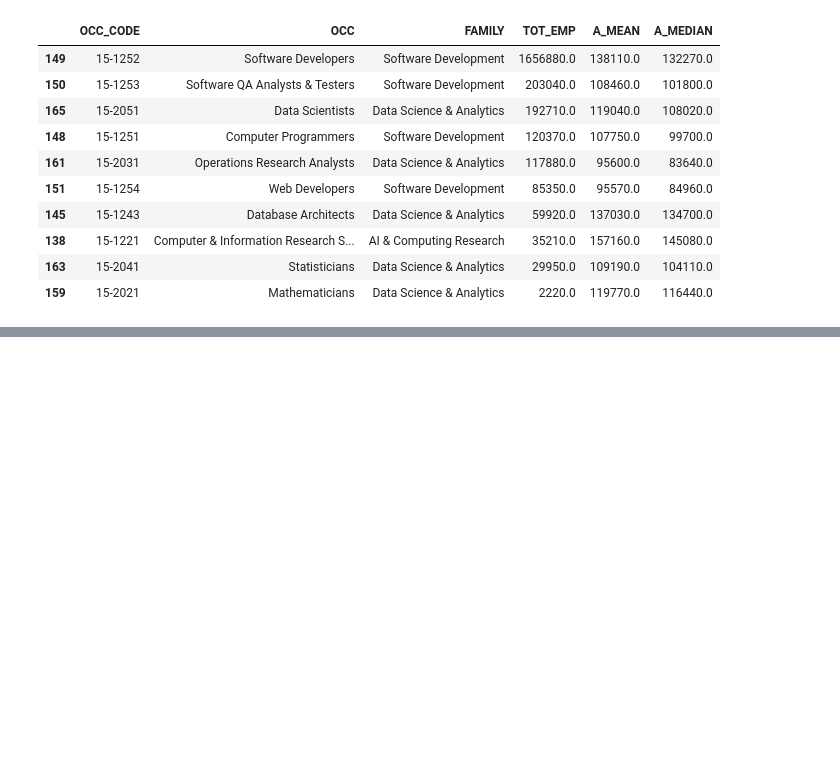
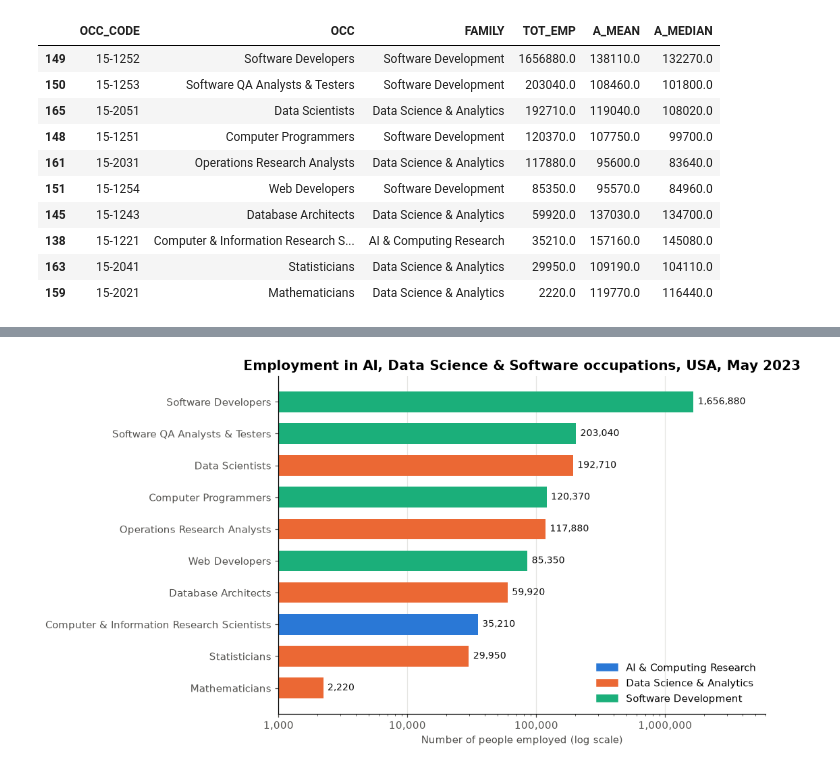
Before and after one commit to RhuanMendanha/CA01-Data-Visualisation-and-Communication-, a Jupyter notebook: CA01 - Employment Visualisation.ipynb, the cells around one changed output, grey strips where cells are left out. Drawn from its saved outputs; the diff is of its cells as text; code cells hidden in the pictures; blank space fills up the shorter version.

Commit message:
add employment by occupation bar chart

```diff
--- a/CA01 - Employment Visualisation.ipynb
+++ b/CA01 - Employment Visualisation.ipynb
@@ -139,0 +146,17 @@ ai[["OCC_CODE", "OCC", "FAMILY", "TOT_EMP", "A_MEAN", "A_MEDIAN"]].sort_values("
+# %%
+d = ai.sort_values("TOT_EMP")
+fig, ax = plt.subplots(figsize=(10, 5.5))
+bars = ax.barh(d.OCC, d.TOT_EMP, color=d.FAMILY.map(FAMILY_COLOURS), height=0.65)
+ax.set_xscale("log")
+ax.xaxis.set_major_formatter(mtick.FuncFormatter(lambda x, _: f"{x:,.0f}"))
+for b, v in zip(bars, d.TOT_EMP):
+    ax.text(v * 1.08, b.get_y() + b.get_height() / 2, f"{v:,.0f}", va="center", fontsize=9, color="#0b0b0b")
+ax.set_xlim(1_000, 6_000_000)
+ax.grid(axis="y", visible=False)
+ax.set_xlabel("Number of people employed (log scale)")
+ax.set_title("Employment in AI, Data Science & Software occupations, USA, May 2023")
+handles = [plt.Rectangle((0, 0), 1, 1, color=c) for c in FAMILY_COLOURS.values()]
+ax.legend(handles, FAMILY_COLOURS.keys(), loc="lower right", frameon=False)
+plt.tight_layout(); plt.show()
+# %% [output]
+[figure, added]
```
Also changed, not shown: parts of 2 cells of this notebook.
